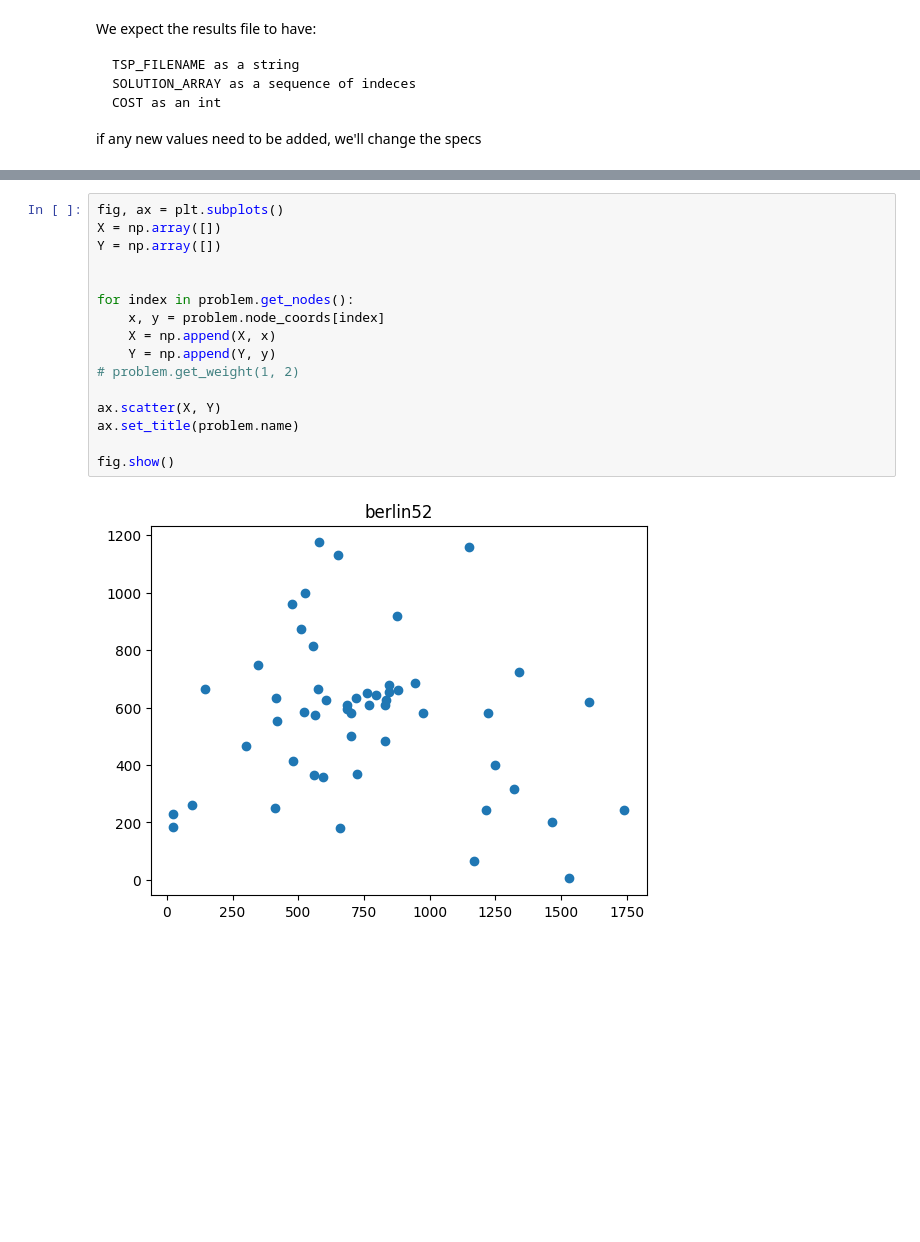
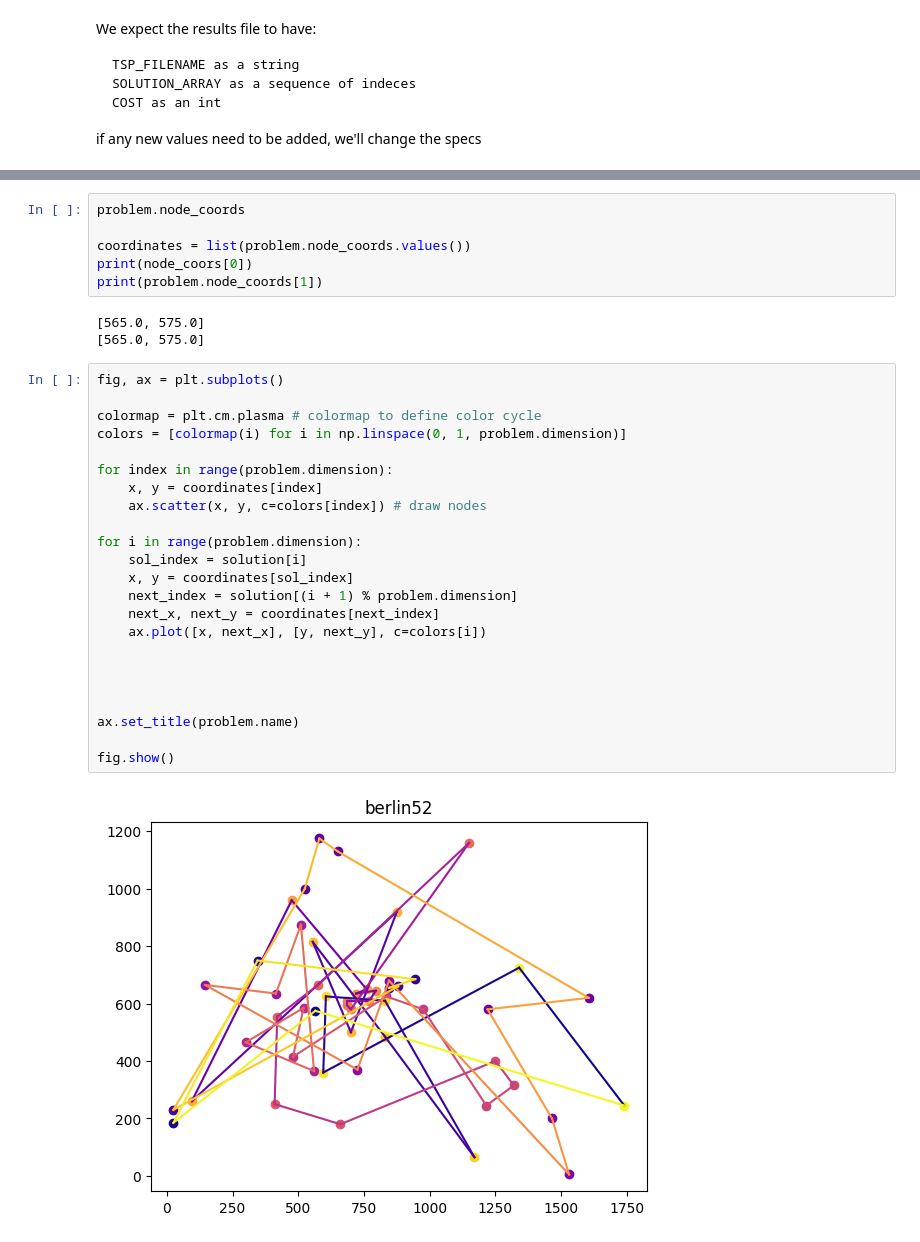
Before and after one commit to Udinanon/Operational_Research_2, a Jupyter notebook: plotter/plot.ipynb, the cells around one changed output, grey strips where cells are left out. Cells and saved outputs as stored; diff of their text form; blank space fills up the shorter version.

Commit message:
Two approaches at plotting solutions

```diff
--- a/plotter/plot.ipynb
+++ b/plotter/plot.ipynb
@@ -41,19 +40,35 @@ TSP
 {'NAME': <StringField('NAME')>, 'COMMENT': <StringField('COMMENT')>, 'TYPE': <StringField('TYPE')>, 'DIMENSION': <IntegerField('DIMENSION')>, 'CAPACITY': <IntegerField('CAPACITY')>, 'NODE_COORD_TYPE': ...
-# %%
-fig, ax = plt.subplots()
-X = np.array([])
-Y = np.array([])
-
-
-for index in problem.get_nodes():
-    x, y = problem.node_coords[index]
-    X = np.append(X, x)
-    Y = np.append(Y, y)
-# problem.get_weight(1, 2)
-
-ax.scatter(X, Y)
-ax.set_title(problem.name)
-
-fig.show()
-# %% [output]
-[figure, removed]
+# %%
+problem.node_coords
+
+coordinates = list(problem.node_coords.values())
+print(node_coors[0])
+print(problem.node_coords[1])
+# %% [output]
+[565.0, 575.0]
+[565.0, 575.0]
+# %%
+fig, ax = plt.subplots()
+
+colormap = plt.cm.plasma # colormap to define color cycle
+colors = [colormap(i) for i in np.linspace(0, 1, problem.dimension)]
+
+for index in range(problem.dimension):
+    x, y = coordinates[index]
+    ax.scatter(x, y, c=colors[index]) # draw nodes
+
+for i in range(problem.dimension):
+    sol_index = solution[i]
+    x, y = coordinates[sol_index]
+    next_index = solution[(i + 1) % problem.dimension]
+    next_x, next_y = coordinates[next_index]
+    ax.plot([x, next_x], [y, next_y], c=colors[i])
+
+
+
+
+ax.set_title(problem.name)
+
+fig.show()
+# %% [output]
+[figure, added]
```
Also changed, not shown: parts of 4 cells of this notebook, 2 other files.
